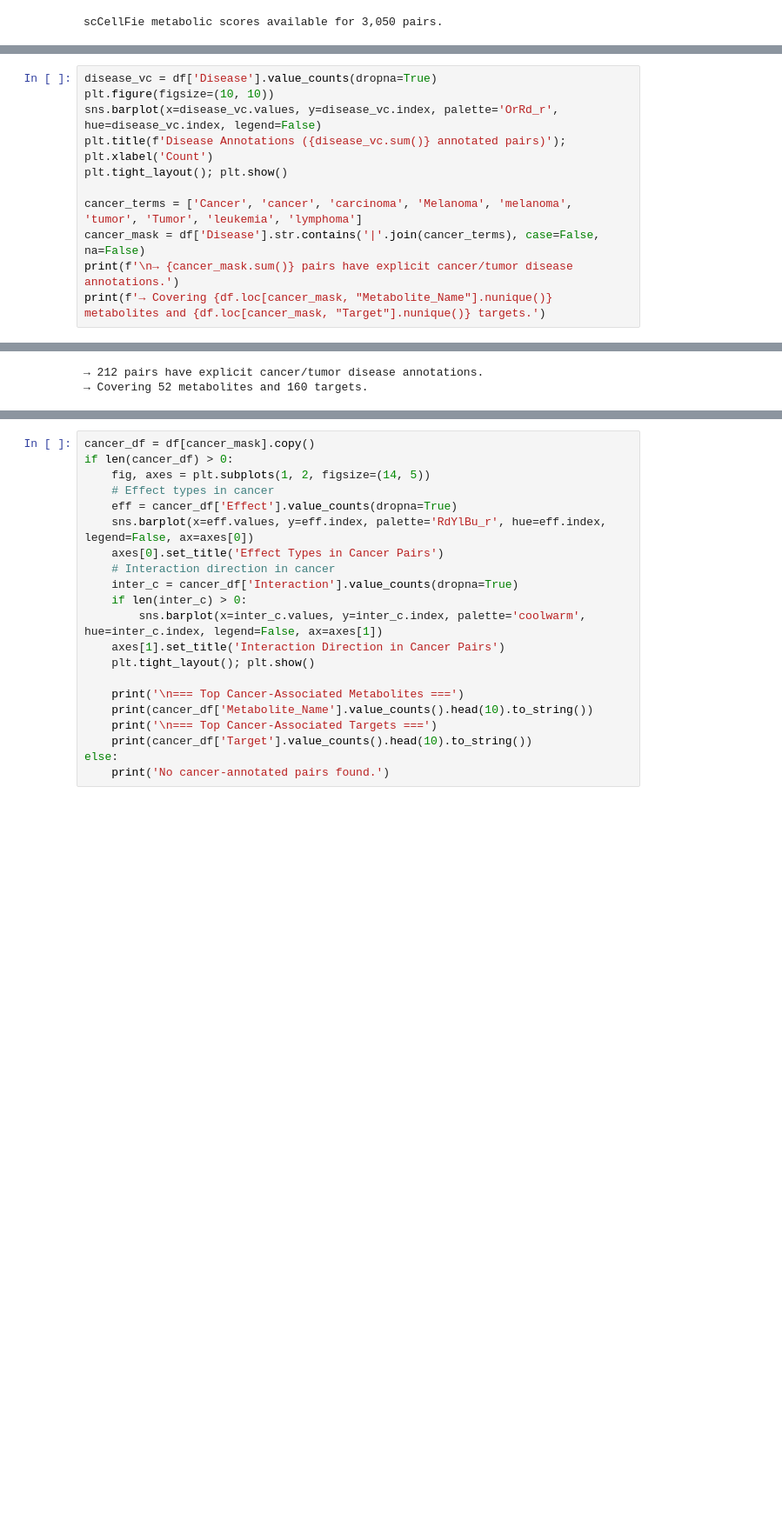
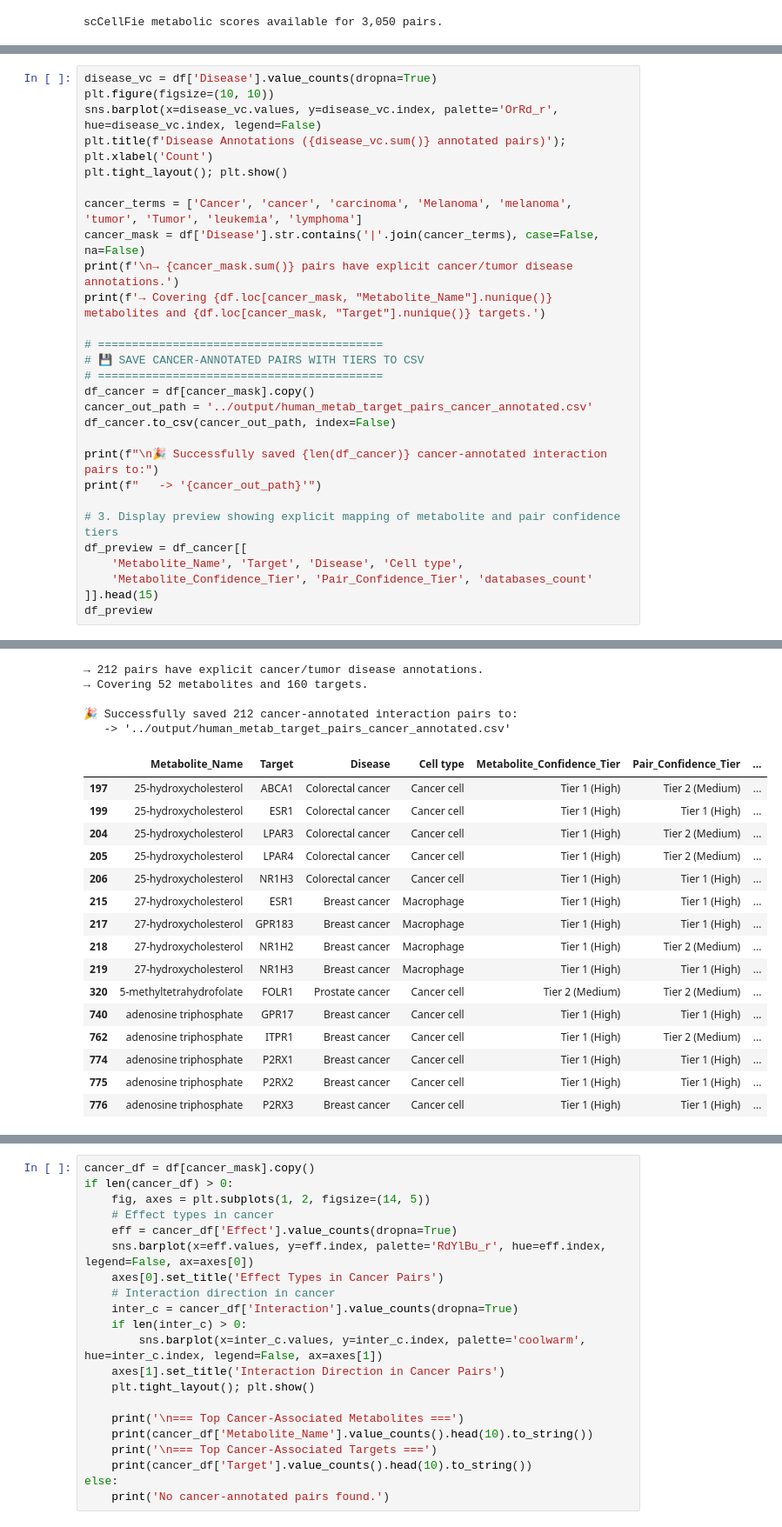
Before and after one commit to sakuramaezonoYCU/metabConnectomeDB, a Jupyter notebook: scripts/metab_targetPair_analysis.ipynb, the cells around one changed output, grey strips where cells are left out. Shown at 87% size. Saved outputs shown, nothing was run; the diff lists cells and outputs as text; blank space fills up the shorter version.

```diff
--- a/scripts/metabolite_targetPair_analysis.ipynb
+++ b/scripts/metab_targetPair_analysis.ipynb
@@ -202,17 +427,53 @@ This backtrack ensures that any disease-specific results observed below can be d
 # %%
 disease_vc = df['Disease'].value_counts(dropna=True)
 plt.figure(figsize=(10, 10))
 sns.barplot(x=disease_vc.values, y=disease_vc.index, palette='OrRd_r', hue=disease_vc.index, legend=False)
 plt.title(f'Disease Annotations ({disease_vc.sum()} annotated pairs)'); plt.xlabel('Count')
 plt.tight_layout(); plt.show()
 
 cancer_terms = ['Cancer', 'cancer', 'carcinoma', 'Melanoma', 'melanoma', 'tumor', 'Tumor', 'leukemia', 'lymphoma']
 cancer_mask = df['Disease'].str.contains('|'.join(cancer_terms), case=False, na=False)
 print(f'\n→ {cancer_mask.sum()} pairs have explicit cancer/tumor disease annotations.')
 print(f'→ Covering {df.loc[cancer_mask, "Metabolite_Name"].nunique()} metabolites and {df.loc[cancer_mask, "Target"].nunique()} targets.')
+
+# ==========================================
+# 💾 SAVE CANCER-ANNOTATED PAIRS WITH TIERS TO CSV
+# ==========================================
+df_cancer = df[cancer_mask].copy()
+cancer_out_path = '../output/human_metab_target_pairs_cancer_annotated.csv'
+df_cancer.to_csv(cancer_out_path, index=False)
+
+print(f"\n🎉 Successfully saved {len(df_cancer)} cancer-annotated interaction pairs to:")
+print(f"   -> '{cancer_out_path}'")
+
+# 3. Display preview showing explicit mapping of metabolite and pair confidence tiers
+df_preview = df_cancer[[
+    'Metabolite_Name', 'Target', 'Disease', 'Cell type',
+    'Metabolite_Confidence_Tier', 'Pair_Confidence_Tier', 'databases_count'
+]].head(15)
+df_preview
 # %% [output]
 [figure]
 → 212 pairs have explicit cancer/tumor disease annotations.
 → Covering 52 metabolites and 160 targets.
+
+🎉 Successfully saved 212 cancer-annotated interaction pairs to:
+   -> '../output/human_metab_target_pairs_cancer_annotated.csv'
+|  | Metabolite_Name | Target | Disease | Cell type | Metabolite_Confidence_Tier | Pair_Confidence_Tier | ... |
+| 197 | 25-hydroxycholesterol | ABCA1 | Colorectal cancer | Cancer cell | Tier 1 (High) | Tier 2 (Medium) | ... |
+| 199 | 25-hydroxycholesterol | ESR1 | Colorectal cancer | Cancer cell | Tier 1 (High) | Tier 1 (High) | ... |
+| 204 | 25-hydroxycholesterol | LPAR3 | Colorectal cancer | Cancer cell | Tier 1 (High) | Tier 2 (Medium) | ... |
+| 205 | 25-hydroxycholesterol | LPAR4 | Colorectal cancer | Cancer cell | Tier 1 (High) | Tier 2 (Medium) | ... |
+| 206 | 25-hydroxycholesterol | NR1H3 | Colorectal cancer | Cancer cell | Tier 1 (High) | Tier 1 (High) | ... |
+| 215 | 27-hydroxycholesterol | ESR1 | Breast cancer | Macrophage | Tier 1 (High) | Tier 1 (High) | ... |
+| 217 | 27-hydroxycholesterol | GPR183 | Breast cancer | Macrophage | Tier 1 (High) | Tier 1 (High) | ... |
+| 218 | 27-hydroxycholesterol | NR1H2 | Breast cancer | Macrophage | Tier 1 (High) | Tier 2 (Medium) | ... |
+| 219 | 27-hydroxycholesterol | NR1H3 | Breast cancer | Macrophage | Tier 1 (High) | Tier 1 (High) | ... |
+| 320 | 5-methyltetrahydrofolate | FOLR1 | Prostate cancer | Cancer cell | Tier 2 (Medium) | Tier 2 (Medium) | ... |
+| 740 | adenosine triphosphate | GPR17 | Breast cancer | Cancer cell | Tier 1 (High) | Tier 1 (High) | ... |
+| 762 | adenosine triphosphate | ITPR1 | Breast cancer | Cancer cell | Tier 1 (High) | Tier 2 (Medium) | ... |
+| 774 | adenosine triphosphate | P2RX1 | Breast cancer | Cancer cell | Tier 1 (High) | Tier 1 (High) | ... |
+| 775 | adenosine triphosphate | P2RX2 | Breast cancer | Cancer cell | Tier 1 (High) | Tier 1 (High) | ... |
+| 776 | adenosine triphosphate | P2RX3 | Breast cancer | Cancer cell | Tier 1 (High) | Tier 1 (High) | ... |
 # %% [markdown]
 ### 7.2. Cell Type Annotations
```
Also changed, not shown: parts of 28 cells of this notebook, 3 other files.
